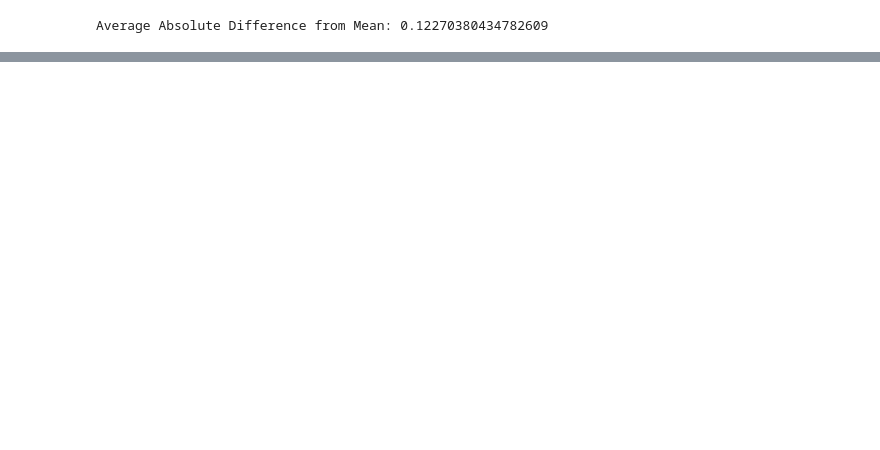
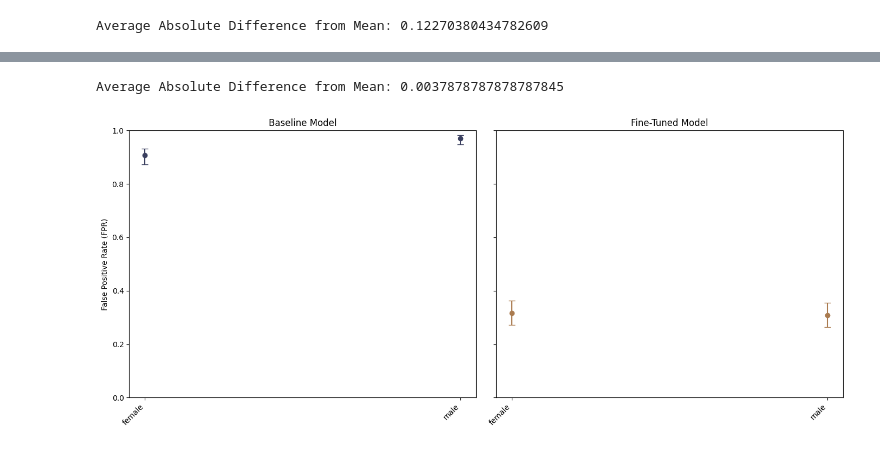
Before and after one commit to madfields17/Capstone_2025, a Jupyter notebook: tssdnet/model_results.ipynb, the cells around one changed output, grey strips where cells are left out. Saved outputs shown, nothing was run; the diff lists cells and outputs as text; code cells hidden in the pictures; blank space fills up the shorter version.

Commit message:
now calc gender results

```diff
--- a/tssdnet/model_results.ipynb
+++ b/tssdnet/model_results.ipynb
@@ -197,0 +210,3 @@ plt.show()
+# %%
+gender_metrics_baseline = compute_gender_metrics(tssd_baseline, "Baseline")
+gender_metrics_finetune = compute_gender_metrics(tssd_finetune_2, "Fine-tuned")
@@ -197,0 +229,4 @@ plt.show()
+# %%
+print("Average Absolute Difference from Mean:", compute_mean_average_deviation(gender_metrics_finetune))
+# %% [output]
+Average Absolute Difference from Mean: 0.0037878787878787845
@@ -197,0 +238,71 @@ plt.show()
+# %%
+# Apply confidence interval calculation to both models:
+all_gender_metrics = [gender_metrics_baseline, gender_metrics_finetune]
+for i, df in enumerate(all_gender_metrics):
+    all_region_metrics[i] = apply_confidence_intervals(df)
+gender_metrics_baseline, gender_metrics_finetune = all_region_metrics
+
+# Combine both models into a single DataFrame:
+combined_fpr = pd.concat([
+    gender_metrics_baseline[["gender", "FPR", "FPR_CI_Lower", "FPR_CI_Upper", "Model"]],
+    gender_metrics_finetune[["gender", "FPR", "FPR_CI_Lower", "FPR_CI_Upper", "Model"]]
+], ignore_index=True)
+combined_tnr = pd.concat([
+    gender_metrics_baseline[["gender", "TNR", "TNR_CI_Lower", "TNR_CI_Upper", "Model"]],
+    gender_metrics_finetune[["gender", "TNR", "TNR_CI_Lower", "TNR_CI_Upper", "Model"]]
+], ignore_index=True)
+# %%
+fig, axes = plt.subplots(1, 2, figsize=(14, 6), sharey=True)
+
+# Custom palette to match our presentation:
+# model_colors = {
+#     "Baseline": "#3a9593",
+#     "Fine-tuned": "#d9534f"
+# }
+
+# Custom palette to match our website:
+model_colors = {
+    "Baseline": "#3a3f5f",
+    "Fine-tuned": "#aa7b4f"
+}
+
+# Get list of regions for axis labels:
+genders = sorted(combined_fpr["gender"].unique())
+gender_to_index = {gender: idx for idx, gender in enumerate(genders)}
+
+# Plot baseline results on left:
+model = "Baseline"
+subset = combined_fpr[combined_fpr["Model"] == model]
+x_positions = [gender_to_index[g] for g in subset["gender"]]
+y = subset["FPR"]
+yerr_lower = (y - subset["FPR_CI_Lower"]).clip(lower=0)
+yerr_upper = (subset["FPR_CI_Upper"] - y).clip(lower=0)
+axes[0].errorbar(x_positions, y,
+                 yerr=[yerr_lower, yerr_upper],
+                 fmt="o", color=model_colors[model], capsize=4, label=model)
+axes[0].set_title("Baseline Model")
+axes[0].set_ylabel("False Positive Rate (FPR)")
+axes[0].set_ylim(0, 1)
+
+# Plot fine-tuned results on right:
+model = "Fine-tuned"
+subset = combined_fpr[combined_fpr["Model"] == model]
+x_positions = [gender_to_index[g] for g in subset["gender"]]
+y = subset["FPR"]
+yerr_lower = (y - subset["FPR_CI_Lower"]).clip(lower=0)
+yerr_upper = (subset["FPR_CI_Upper"] - y).clip(lower=0)
+axes[1].errorbar(x_positions, y,
+                 yerr=[yerr_lower, yerr_upper],
+                 fmt="o", color=model_colors[model], capsize=4, label=model)
+axes[1].set_title("Fine-Tuned Model")
+axes[1].set_ylim(0, 1)
+
+# Set shared x-axis labels:
+for ax in axes:
+    ax.set_xticks(np.arange(len(genders)))
+    ax.set_xticklabels(genders, rotation=45, ha="right")
+
+plt.tight_layout()
+plt.show()
+# %% [output]
+[figure, added]
```
Also changed, not shown: parts of 11 cells of this notebook.
